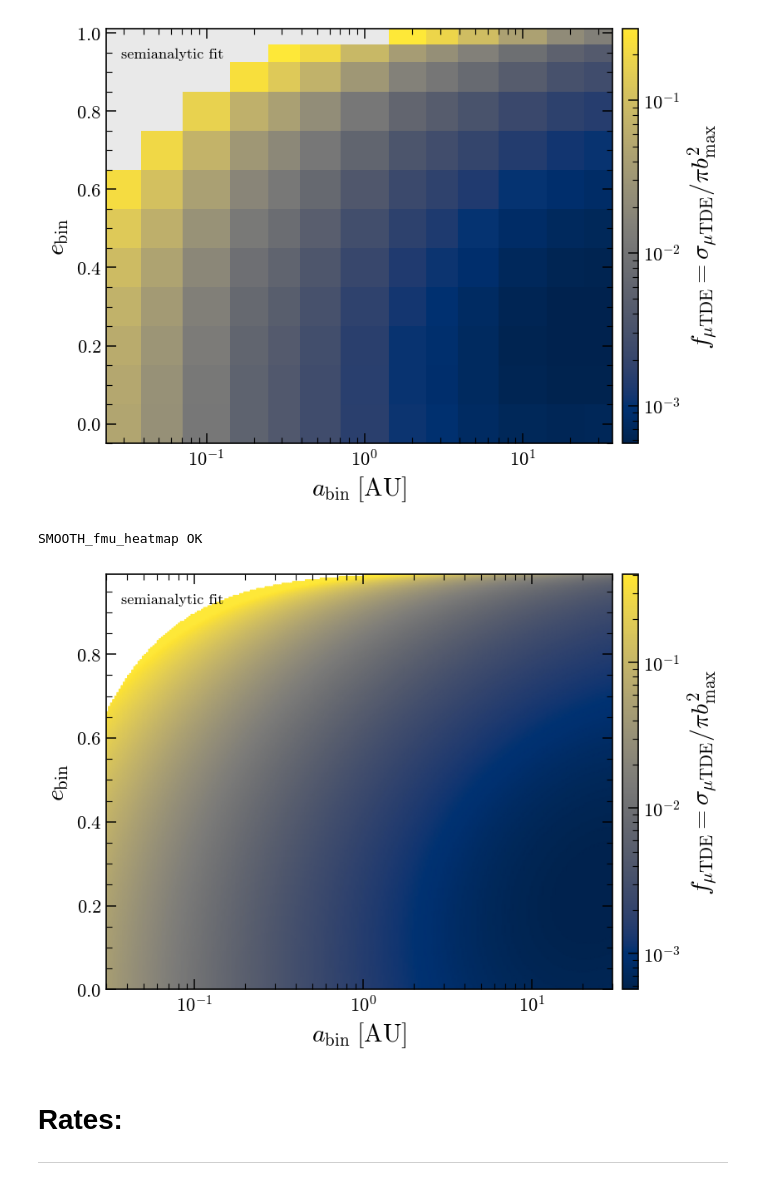
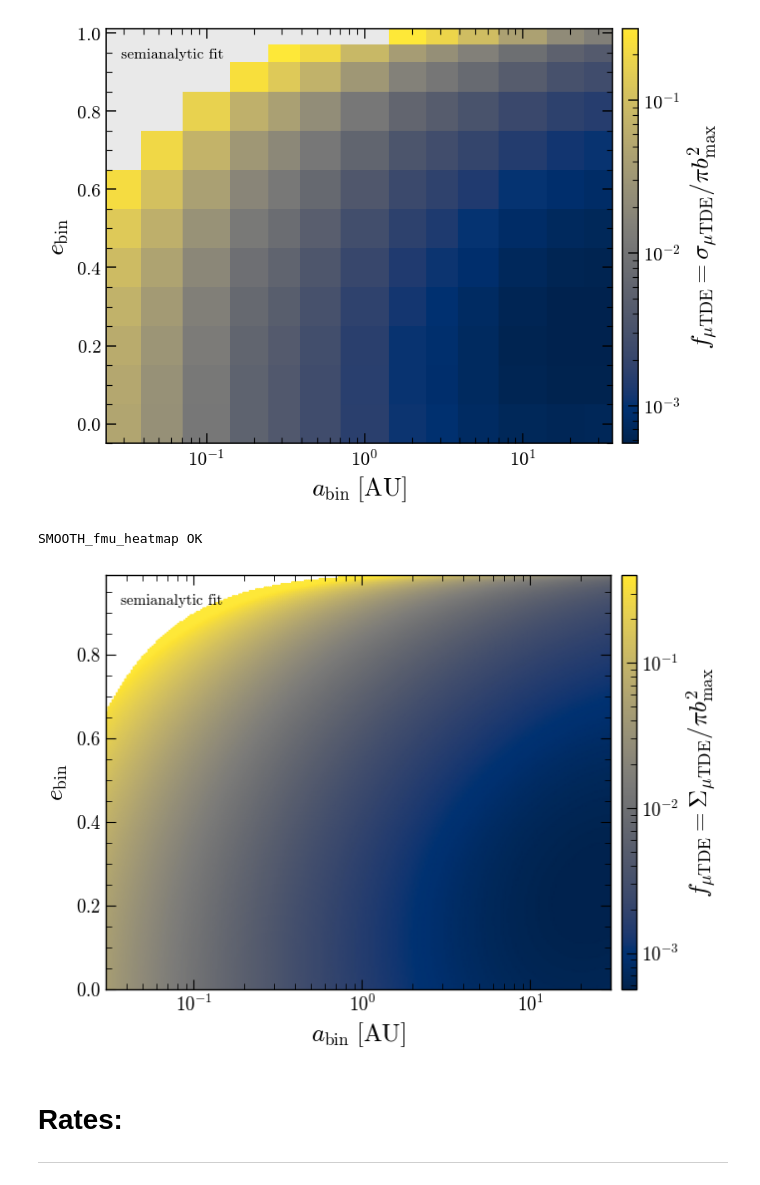
Before and after one commit to Kkritos/smbh-binary, a Jupyter notebook: analysis/bhstar_mutde/notebooks/analyze_mutde_cross_sections.ipynb, the cells around one changed output. Saved outputs shown, nothing was run; the diff lists cells and outputs as text; code cells hidden in the pictures.

Commit message:
f_mu smooth fit map: cross section written as capital Sigma in the colorbar label
Co-Authored-By: Claude Opus 5.5 <noreply@anthropic.com>

```diff
--- a/analysis/bhstar_mutde/notebooks/analyze_mutde_cross_sections.ipynb
+++ b/analysis/bhstar_mutde/notebooks/analyze_mutde_cross_sections.ipynb
@@ -1510,35 +1510,35 @@ Z=np.full((NE,NA),np.nan)
 for i,ev in enumerate(EF):
     for j,av in enumerate(AF):
         if av*(1-ev)<=r_TDE: continue                # unphysical (periapse < r_TDE)
         val=fmu_formula(Mr,av,ev,Fr)                 # law over the M,v grid
         val=val[val>0]
         if val.size: Z[i,j]=np.median(val)           # median over M_bullet, v_inf
 vmin,vmax=np.nanpercentile(Z,1),np.nanpercentile(Z,99)
 norm=mpl.colors.LogNorm(vmin=vmin,vmax=vmax)
 
 plt.rcParams.update({"font.family":"serif","font.serif":["cmr10","DejaVu Serif"],
     "mathtext.fontset":"cm","axes.formatter.use_mathtext":True,"axes.unicode_minus":False,
     "font.size":15,"axes.labelsize":18,"xtick.labelsize":13.5,"ytick.labelsize":13.5,
     "axes.linewidth":1.0,"xtick.direction":"in","ytick.direction":"in","xtick.top":True,"ytick.right":True,
     "xtick.minor.visible":True,"ytick.minor.visible":True,
     "xtick.major.size":7,"ytick.major.size":7,"xtick.minor.size":4,"ytick.minor.size":4})
 fig,ax=plt.subplots(figsize=(7.0,5.4))
 im=ax.pcolormesh(AF,EF,np.ma.masked_invalid(Z),cmap=CIV,norm=norm,shading="gouraud")
 ax.set_xscale("log"); ax.set_xlim(AF[0],AF[-1]); ax.set_ylim(EF[0],EF[-1])
 ax.xaxis.set_minor_locator(LogLocator(base=10,subs=np.arange(2,10),numticks=100)); ax.xaxis.set_minor_formatter(NullFormatter())
 ax.yaxis.set_minor_locator(AutoMinorLocator())
 ax.tick_params(which="both",direction="in",top=True,right=True,color="black")
 ax.set_xlabel(r"$a_{\rm bin}\;[{\rm AU}]$"); ax.set_ylabel(r"$e_{\rm bin}$"); ax.set_box_aspect(0.82)
 ax.text(0.03,0.955,r"semianalytic fit",transform=ax.transAxes,ha="left",va="top",fontsize=11,color="black")
 fig.canvas.draw(); pos=ax.get_position()
 cax=fig.add_axes([pos.x1+0.015,pos.y0,0.022,pos.height])
-cb=fig.colorbar(im,cax=cax); cb.set_label(r"$f_{\mu\rm TDE}=\sigma_{\mu\rm TDE}/\pi b_{\rm max}^2$")
+cb=fig.colorbar(im,cax=cax); cb.set_label(r"$f_{\mu\rm TDE}=\Sigma_{\mu\rm TDE}/\pi b_{\rm max}^2$")
 cb.ax.tick_params(which="both",color="black",direction="in")
 fig.savefig("fmu_heatmap_smooth.png",bbox_inches="tight"); fig.savefig("fmu_heatmap_smooth.pdf",bbox_inches="tight")
 print("SMOOTH_fmu_heatmap OK")
 # %% [output]
 SMOOTH_fmu_heatmap OK
-[figure, old version]
+[figure, new version]
 # %% [markdown]
 # Rates:
 ---
```
Also changed, not shown: 2 other files.
